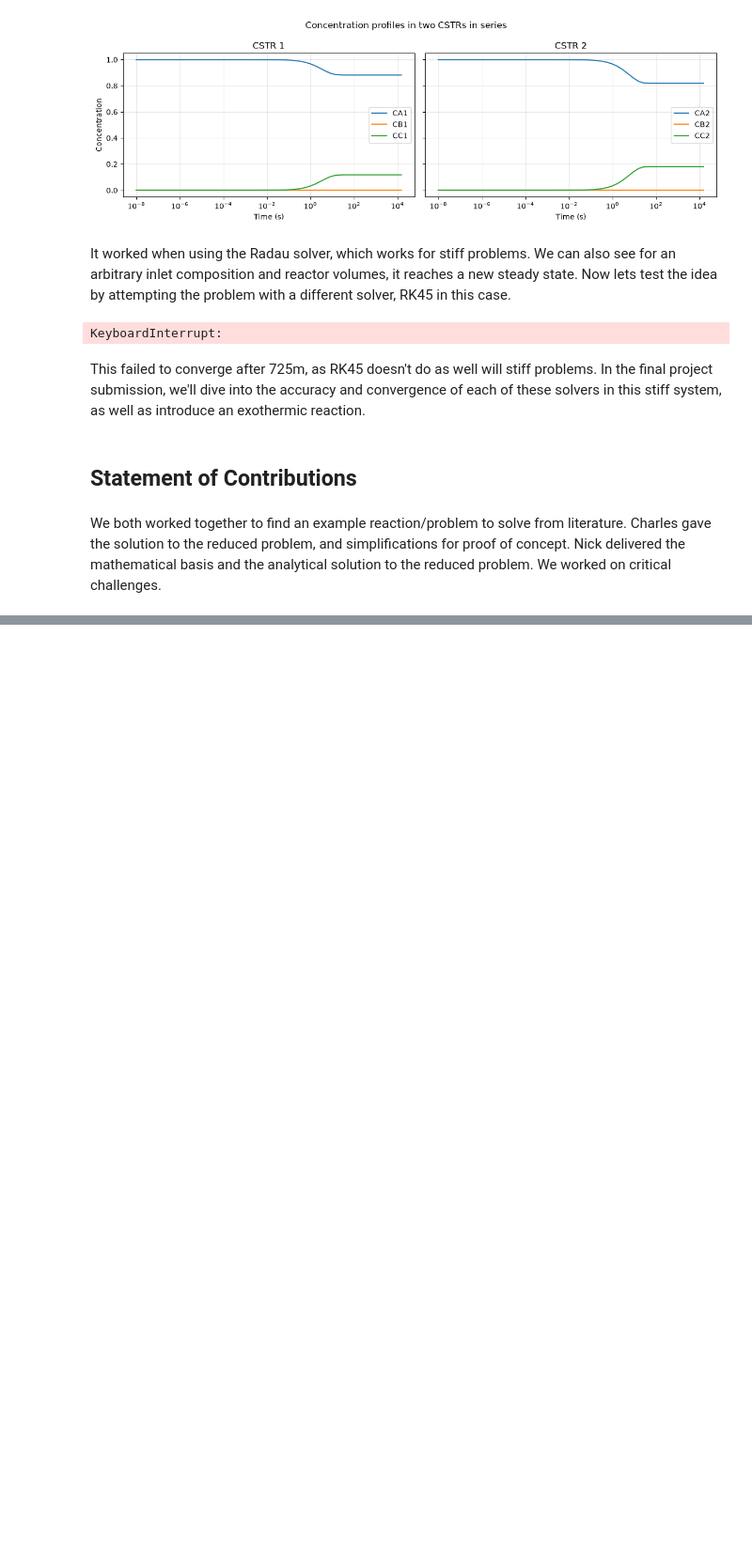
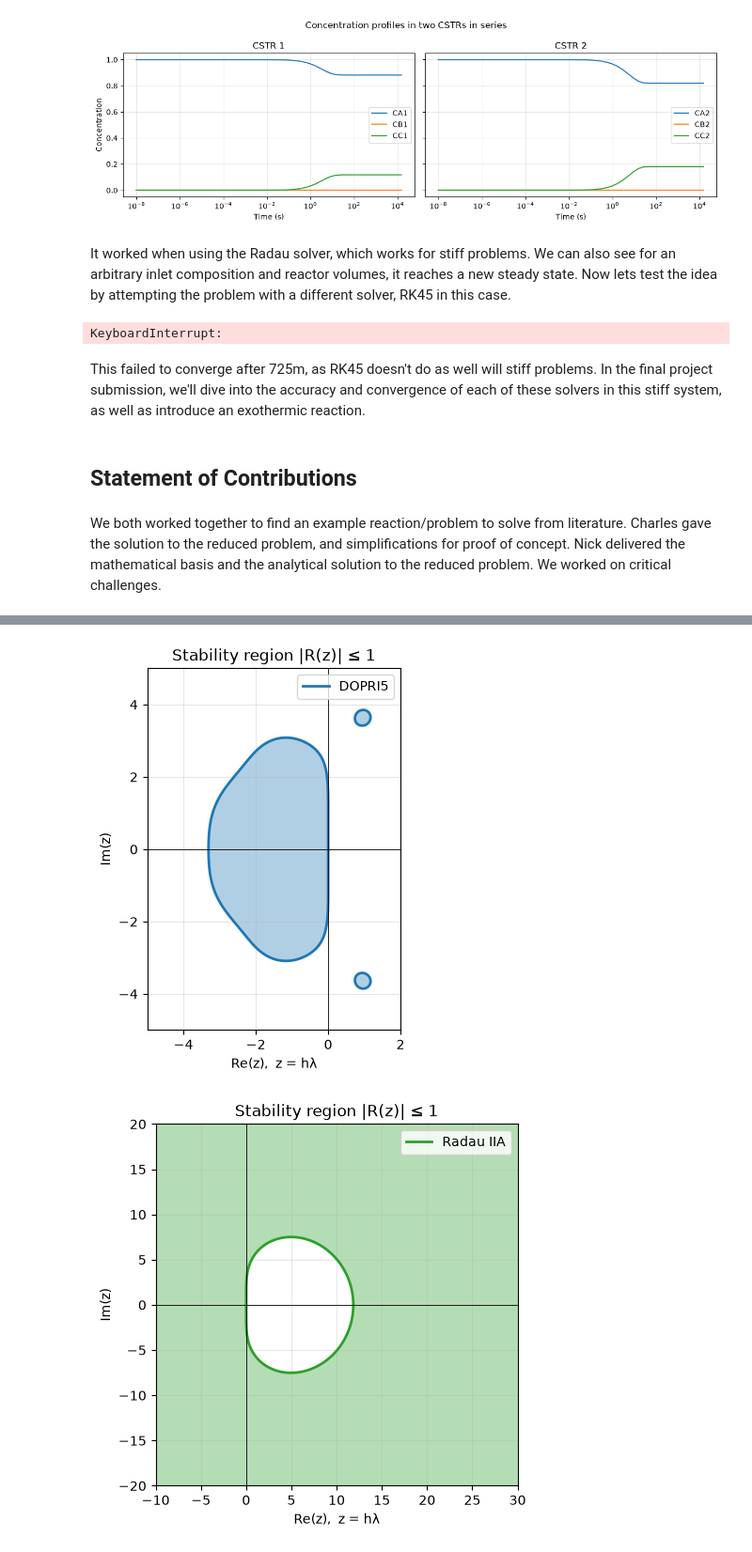
Before and after one commit to charlie-harriman/06-623-Project, a Jupyter notebook: Concept.ipynb, the cells around one changed output, grey strips where cells are left out. Shown at 94% size. Cells and saved outputs as stored; diff of their text form; code cells hidden in the pictures; blank space fills up the shorter version.

```diff
--- a/Concept.ipynb
+++ b/Concept.ipynb
@@ -319,0 +403,7 @@ We both worked together to find an example reaction/problem to solve from litera
+# %%
+plot_stability_region(R_dp5, (-5, 2), (-5, 5), label="DOPRI5", color="C0",show=False)
+plot_stability_region(R_rad, (-10, 30), (-20, 20), label="Radau IIA", color="C2", show=False)
+plt.show()
+# %% [output]
+[figure, added]
+[figure, added]
```
Also changed, not shown: parts of 9 cells of this notebook.
